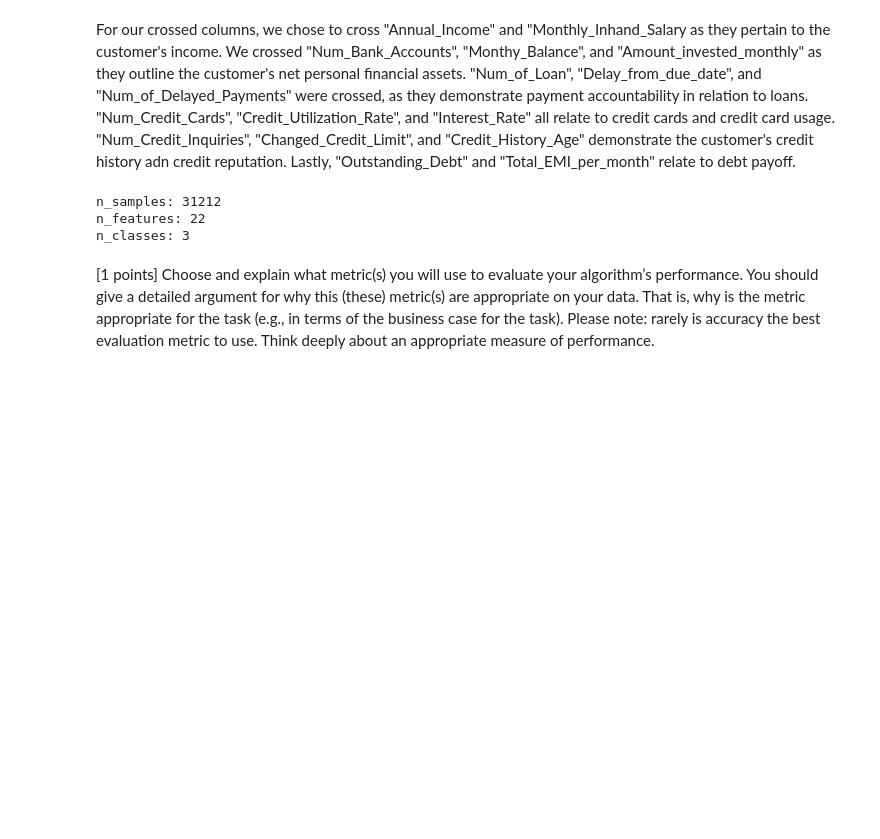
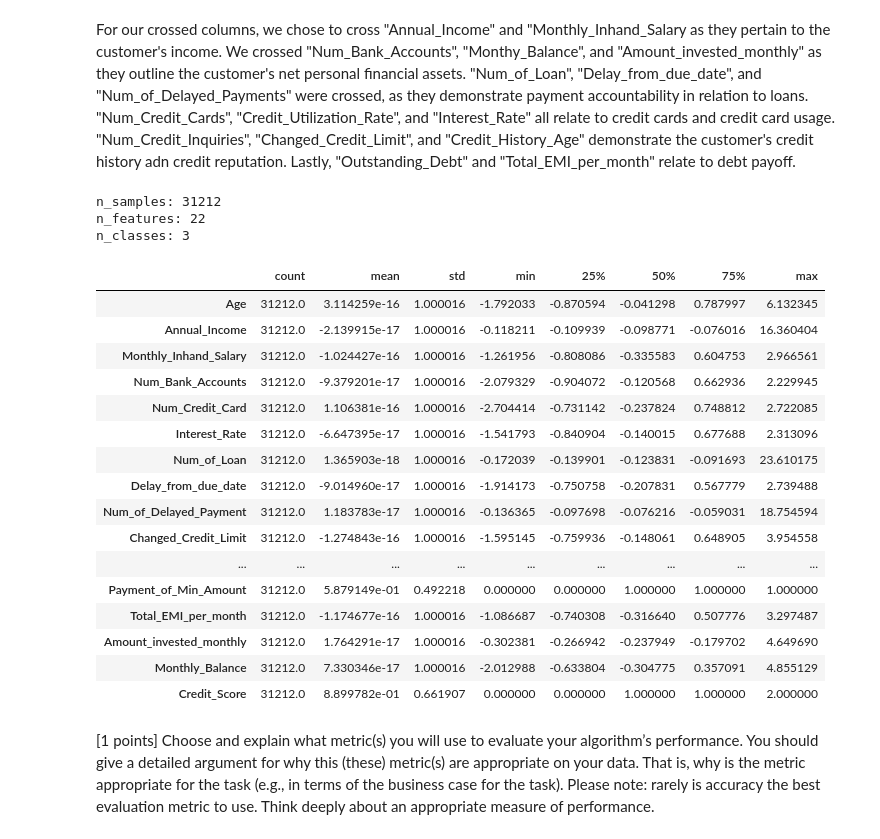
Before and after one commit to abdelllrazekkk/Lab-Five-Wide-And-Deep-Networks, a Jupyter notebook: Lab-Five-Wide-And-Deep-Network-Architectures.ipynb, the cells around one changed output. Cells and saved outputs as stored; diff of their text form; code cells hidden in the pictures; blank space fills up the shorter version.

```diff
--- a/Lab-Five-Wide-And-Deep-Network-Architectures.ipynb
+++ b/Lab-Five-Wide-And-Deep-Network-Architectures.ipynb
@@ -483,19 +483,38 @@ Lastly, "Outstanding_Debt" and "Total_EMI_per_month" relate to debt payoff.
 # %%
 # get some of the specifics of the dataset
 X = data.copy().drop(['Credit_Score'],axis=1).to_numpy()
 y = np.array(data.Credit_Score)
 y = y.astype(np.int)
 
 n_samples, n_features = X.shape
 n_classes = len(np.unique(y))
 
 print("n_samples: {}".format(n_samples))
 print("n_features: {}".format(n_features))
 print("n_classes: {}".format(n_classes))
+
+data.describe().T
 # %% [output]
 n_samples: 31212
 n_features: 22
 n_classes: 3
+|  | count | mean | std | min | 25% | 50% | 75% | max |
+| Age | 31212.0 | 3.114259e-16 | 1.000016 | -1.792033 | -0.870594 | -0.041298 | 0.787997 | 6.132345 |
+| Annual_Income | 31212.0 | -2.139915e-17 | 1.000016 | -0.118211 | -0.109939 | -0.098771 | -0.076016 | 16.360404 |
+| Monthly_Inhand_Salary | 31212.0 | -1.024427e-16 | 1.000016 | -1.261956 | -0.808086 | -0.335583 | 0.604753 | 2.966561 |
+| Num_Bank_Accounts | 31212.0 | -9.379201e-17 | 1.000016 | -2.079329 | -0.904072 | -0.120568 | 0.662936 | 2.229945 |
+| Num_Credit_Card | 31212.0 | 1.106381e-16 | 1.000016 | -2.704414 | -0.731142 | -0.237824 | 0.748812 | 2.722085 |
+| Interest_Rate | 31212.0 | -6.647395e-17 | 1.000016 | -1.541793 | -0.840904 | -0.140015 | 0.677688 | 2.313096 |
+| Num_of_Loan | 31212.0 | 1.365903e-18 | 1.000016 | -0.172039 | -0.139901 | -0.123831 | -0.091693 | 23.610175 |
+| Delay_from_due_date | 31212.0 | -9.014960e-17 | 1.000016 | -1.914173 | -0.750758 | -0.207831 | 0.567779 | 2.739488 |
+| Num_of_Delayed_Payment | 31212.0 | 1.183783e-17 | 1.000016 | -0.136365 | -0.097698 | -0.076216 | -0.059031 | 18.754594 |
+| Changed_Credit_Limit | 31212.0 | -1.274843e-16 | 1.000016 | -1.595145 | -0.759936 | -0.148061 | 0.648905 | 3.954558 |
+| ... | ... | ... | ... | ... | ... | ... | ... | ... |
+| Payment_of_Min_Amount | 31212.0 | 5.879149e-01 | 0.492218 | 0.000000 | 0.000000 | 1.000000 | 1.000000 | 1.000000 |
+| Total_EMI_per_month | 31212.0 | -1.174677e-16 | 1.000016 | -1.086687 | -0.740308 | -0.316640 | 0.507776 | 3.297487 |
+| Amount_invested_monthly | 31212.0 | 1.764291e-17 | 1.000016 | -0.302381 | -0.266942 | -0.237949 | -0.179702 | 4.649690 |
+| Monthly_Balance | 31212.0 | 7.330346e-17 | 1.000016 | -2.012988 | -0.633804 | -0.304775 | 0.357091 | 4.855129 |
+| Credit_Score | 31212.0 | 8.899782e-01 | 0.661907 | 0.000000 | 0.000000 | 1.000000 | 1.000000 | 2.000000 |
 # %%
 # # cross each set of columns in the list above
 # cross_col_df_names = []
```
Also changed, not shown: parts of 1 cell of this notebook.
